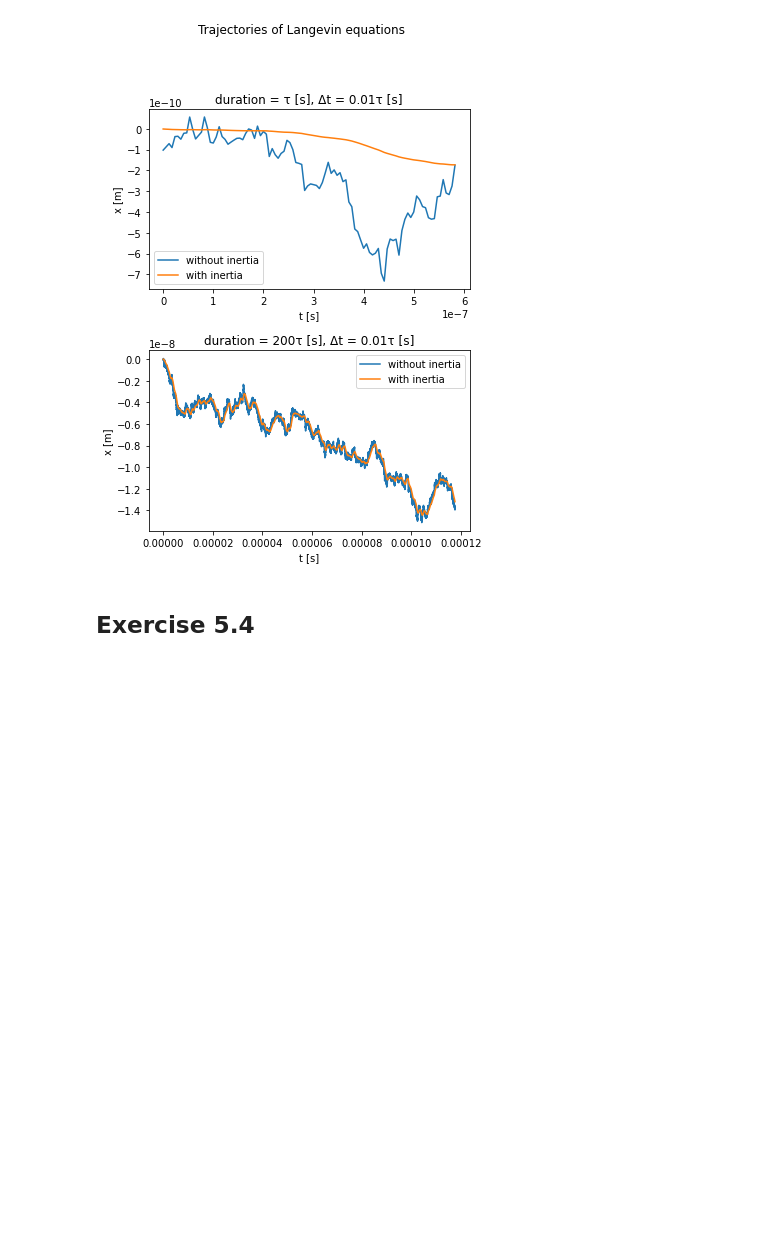
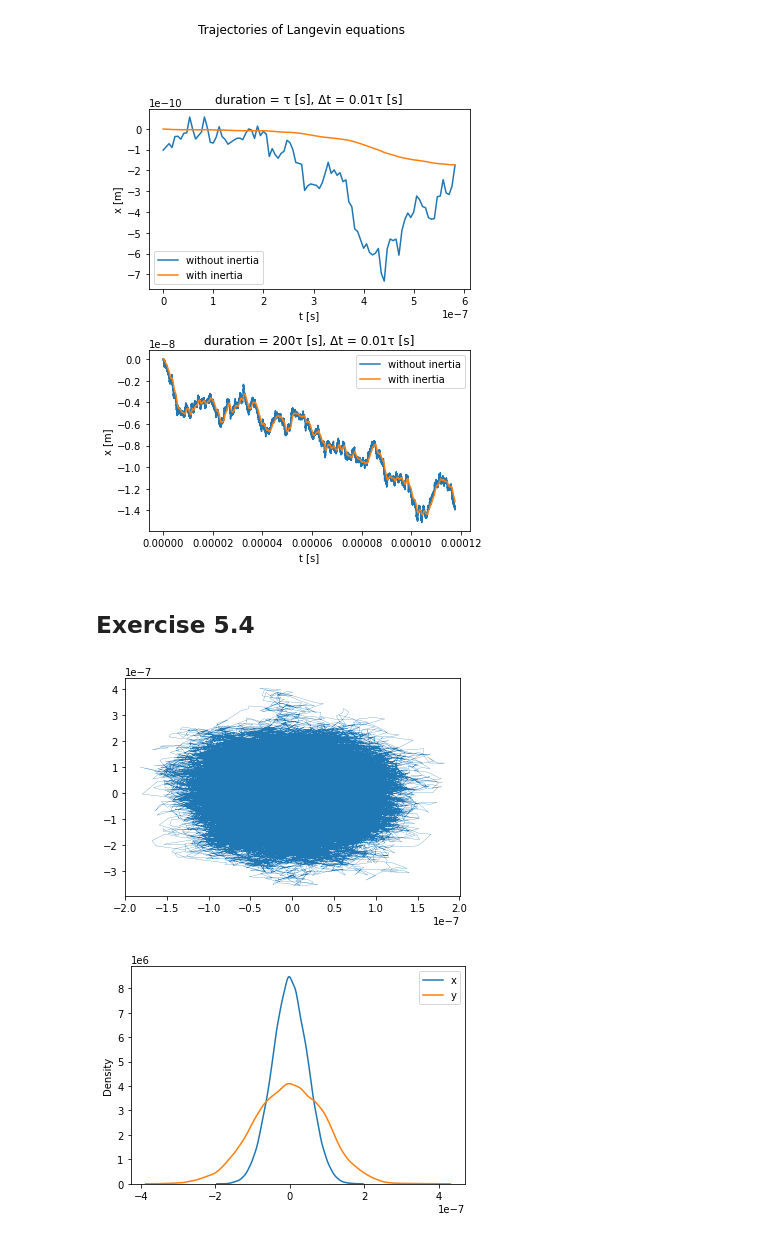
Before and after one commit to gasparyanartur/simulation-of-complex-systems-solutions, a Jupyter notebook: chapter-5/chapter-5.ipynb, the cells around one changed output. Saved outputs shown, nothing was run; the diff lists cells and outputs as text; code cells hidden in the pictures; blank space fills up the shorter version.

```diff
--- a/chapter-5/chapter-5.ipynb
+++ b/chapter-5/chapter-5.ipynb
@@ -193,31 +194,41 @@ ax2.legend(["without inertia", "with inertia"])
 # %%
 def get_trapped_trajectory(n_steps, time_step, gaussian_seq):
     radius = 1E-6
     eta = 0.001
     gamma = 6*math.pi*eta*radius
     temp = 300
     k = np.array([1E-6, 0.25E-6])
     kb = scipy.constants.Boltzmann
     w = gaussian_seq
     dt = time_step
 
     assert 1E-6 < time_step < gamma/np.mean(k)
 
     factor_1 = -k/gamma*dt
     factor_2 = math.sqrt(2*kb*temp*dt/gamma)
 
     x = np.zeros((n_steps, 2))
 
     for i in range(n_steps):
         x[i] = x[i-1] + factor_1 * x[i-2] + factor_2 * w[i]
 
     return x
 
 n_steps = 100000
 time_step = 0.001
 gaussian_seq = rng.normal(size=(n_steps,2)) / np.sqrt(2)
 
-traj = get_trapped_trajectory(n_steps, time_step, gaussian_seq)
-plt.plot(traj[:, 0], traj[:, 1], linewidth=0.25)
+trajectory_trap = get_trapped_trajectory(n_steps, time_step, gaussian_seq)
+plt.plot(trajectory_trap[:, 0], trajectory_trap[:, 1], linewidth=0.25)
+
+#plt.hist(trajectory_trap[:, 0], bins=100)
+fig = plt.figure()
+ax = plt.gca()
+sns.kdeplot(trajectory_trap[:, 0], ax=ax)
+sns.kdeplot(trajectory_trap[:, 1], ax=ax)
+ax.legend(["x", "y"])
 
 ...;
+# %% [output]
+[figure, added]
+[figure, added]
```
Also changed, not shown: parts of 1 cell of this notebook.
